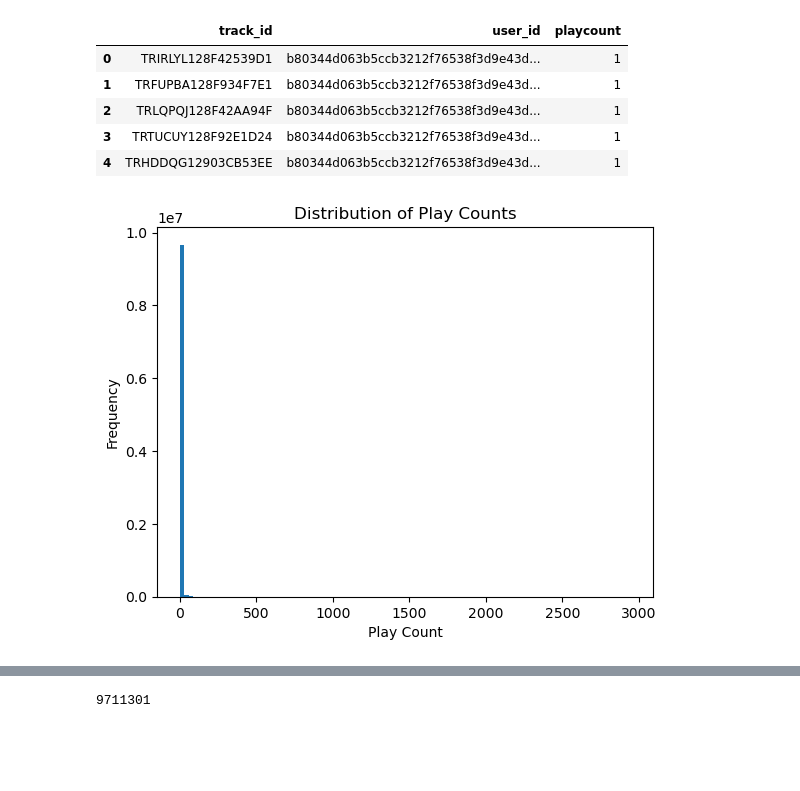
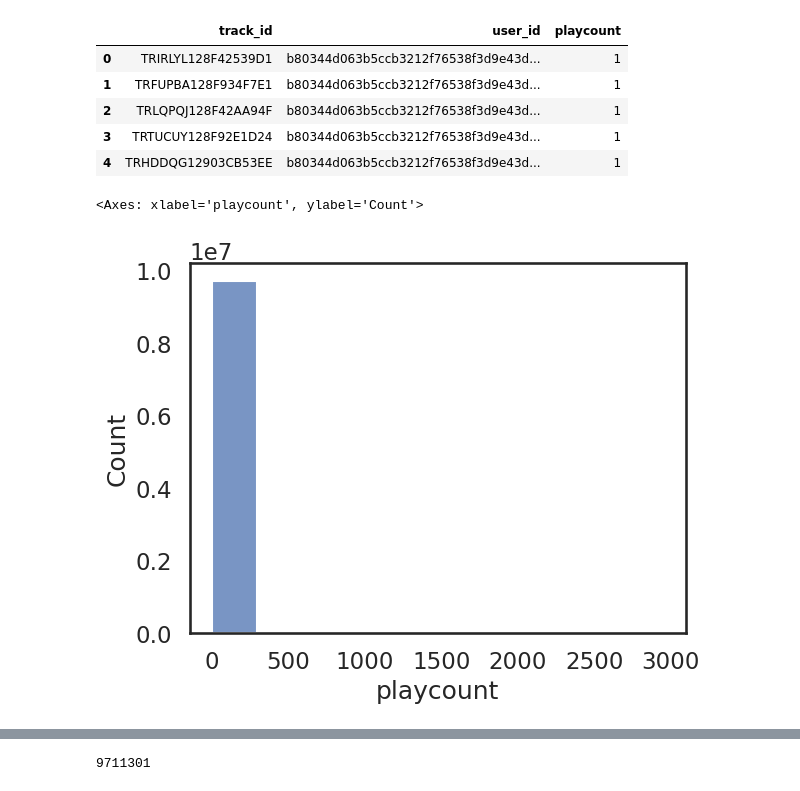
Before and after one commit to iliketurtles83/super-couscous, a Jupyter notebook: 01-analysis.ipynb, the cells around one changed output, grey strips where cells are left out. Saved outputs shown, nothing was run; the diff lists cells and outputs as text; code cells hidden in the pictures; blank space fills up the shorter version.

```diff
--- a/01-analysis.ipynb
+++ b/01-analysis.ipynb
@@ -20,12 +22,9 @@ user_df.head()
 | 2 | TRLQPQJ128F42AA94F | b80344d063b5ccb3212f76538f3d9e43d... | 1 |
 | 3 | TRTUCUY128F92E1D24 | b80344d063b5ccb3212f76538f3d9e43d... | 1 |
 | 4 | TRHDDQG12903CB53EE | b80344d063b5ccb3212f76538f3d9e43d... | 1 |
-# %%
-# plot distribution of play counts
-plt.hist(user_df['playcount'], bins=100)
-plt.xlabel('Play Count')
-plt.ylabel('Frequency')
-plt.title('Distribution of Play Counts')
-plt.show()
-# %% [output]
-[figure, removed]
+# %%
+sns.set_theme(style="white", context="talk")
+sns.histplot(user_df['playcount'], bins=10)
+# %% [output]
+<Axes: xlabel='playcount', ylabel='Count'>
+[figure, added]
```
Also changed, not shown: parts of 31 cells of this notebook, 3 other files.
